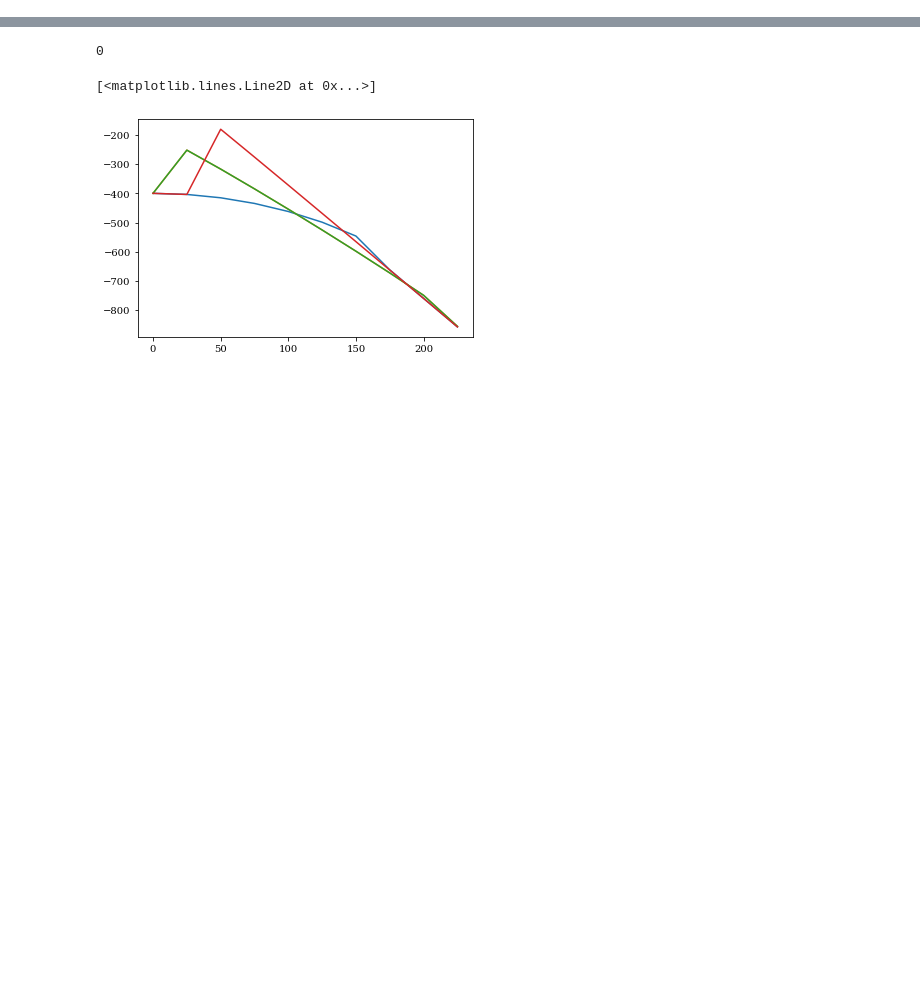
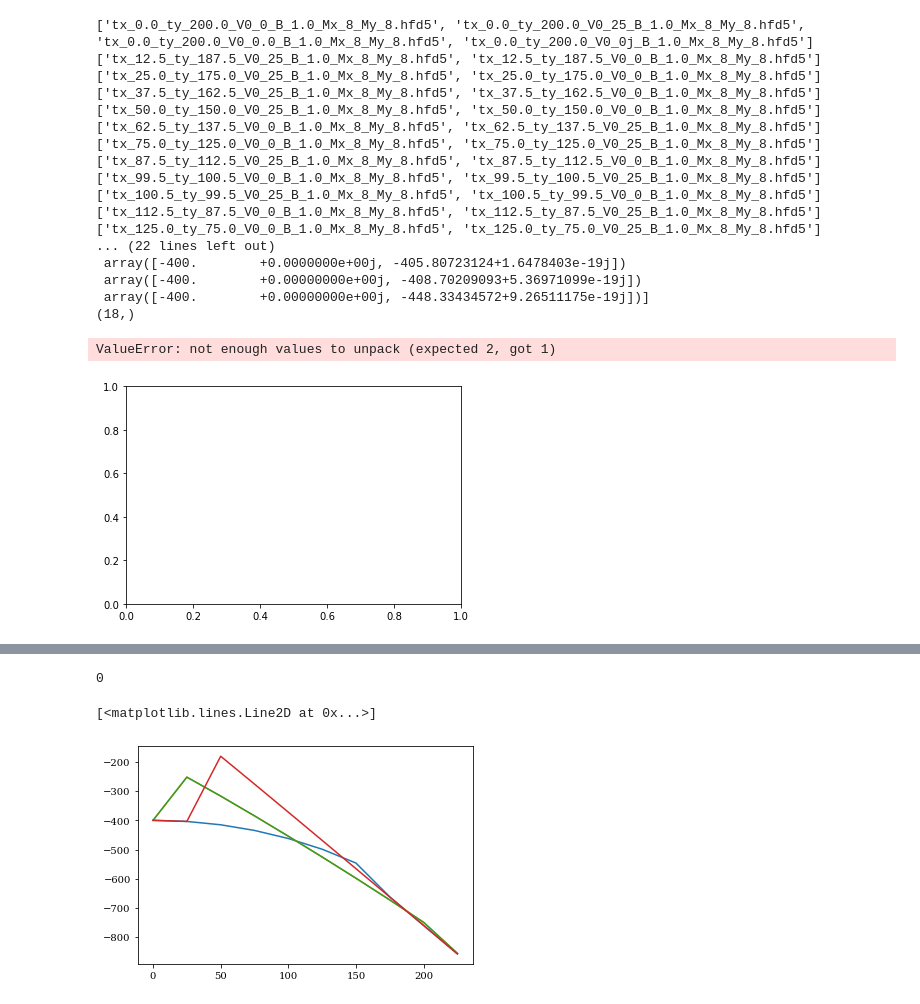
Before and after one commit to Progklui/rotor_lattice_models, a Jupyter notebook: phase_diag.ipynb, the cells around one changed output, grey strips where cells are left out. Saved outputs shown, nothing was run; the diff lists cells and outputs as text; code cells hidden in the pictures; blank space fills up the shorter version.

```diff
--- a/phase_diag.ipynb
+++ b/phase_diag.ipynb
@@ -306,3 +551,63 @@ plt.pcolormesh(E_fdv_arr.T.real)
+# %%
+tx = 0.0
+ty = 200.0
+
+Mx = 8
+My = 8
+check_size = 'Mx_'+str(Mx)+'_My_'+str(My)
+
+file_path = 'results/phase_diagram/fo/'
+
+V_0_order = []
+E_order = []
+B_order = []
+V_order = []
+Tx_order = []
+Ty_order = []
+for j in range(len(diff_tx_ty)):
+    tx, ty = get_tx_ty(sum_tx_ty, diff_tx_ty[j])
+
+    check_sym  = 'tx_'+str(tx)+'_ty_'+str(ty)
+    V_0_list, E_arr, B_arr, V_arr, Tx_arr, Ty_arr = get_psi_properties(file_path, check_size, check_sym)
+
+    V_0_order.append(V_0_list)
+    E_order.append(E_arr)
+    B_order.append(B_arr)
+    V_order.append(V_arr)
+    Tx_order.append(Tx_arr)
+    Ty_order.append(Ty_arr)
+
+    #plt.pcolormesh(E_fdv_arr.T.real)
+V_0_order = np.array([x for x in V_0_order])
+E_order = np.array([x for x in E_order])
+B_order = np.array([x for x in B_order])
+V_order = np.array([x for x in V_order])
+Tx_order = np.array([x for x in Tx_order])
+Ty_order = np.array([x for x in Ty_order])
+
+print(E_order)
+print(E_order.shape)
+#plt.pcolormesh(E_order.real)
+# %% [output]
+['tx_0.0_ty_200.0_V0_0_B_1.0_Mx_8_My_8.hfd5', 'tx_0.0_ty_200.0_V0_25_B_1.0_Mx_8_My_8.hfd5', 'tx_0.0_ty_200.0_V0_0.0_B_1.0_Mx_8_My_8.hfd5', 'tx_0.0_ty_200.0_V0_0j_B_1.0_Mx_8_My_8.hfd5']
+['tx_12.5_ty_187.5_V0_25_B_1.0_Mx_8_My_8.hfd5', 'tx_12.5_ty_187.5_V0_0_B_1.0_Mx_8_My_8.hfd5']
+['tx_25.0_ty_175.0_V0_25_B_1.0_Mx_8_My_8.hfd5', 'tx_25.0_ty_175.0_V0_0_B_1.0_Mx_8_My_8.hfd5']
+['tx_37.5_ty_162.5_V0_25_B_1.0_Mx_8_My_8.hfd5', 'tx_37.5_ty_162.5_V0_0_B_1.0_Mx_8_My_8.hfd5']
+['tx_50.0_ty_150.0_V0_25_B_1.0_Mx_8_My_8.hfd5', 'tx_50.0_ty_150.0_V0_0_B_1.0_Mx_8_My_8.hfd5']
+['tx_62.5_ty_137.5_V0_0_B_1.0_Mx_8_My_8.hfd5', 'tx_62.5_ty_137.5_V0_25_B_1.0_Mx_8_My_8.hfd5']
+['tx_75.0_ty_125.0_V0_0_B_1.0_Mx_8_My_8.hfd5', 'tx_75.0_ty_125.0_V0_25_B_1.0_Mx_8_My_8.hfd5']
+['tx_87.5_ty_112.5_V0_25_B_1.0_Mx_8_My_8.hfd5', 'tx_87.5_ty_112.5_V0_0_B_1.0_Mx_8_My_8.hfd5']
+['tx_99.5_ty_100.5_V0_0_B_1.0_Mx_8_My_8.hfd5', 'tx_99.5_ty_100.5_V0_25_B_1.0_Mx_8_My_8.hfd5']
+['tx_100.5_ty_99.5_V0_25_B_1.0_Mx_8_My_8.hfd5', 'tx_100.5_ty_99.5_V0_0_B_1.0_Mx_8_My_8.hfd5']
+['tx_112.5_ty_87.5_V0_0_B_1.0_Mx_8_My_8.hfd5', 'tx_112.5_ty_87.5_V0_25_B_1.0_Mx_8_My_8.hfd5']
+['tx_125.0_ty_75.0_V0_0_B_1.0_Mx_8_My_8.hfd5', 'tx_125.0_ty_75.0_V0_25_B_1.0_Mx_8_My_8.hfd5']
+... (22 lines left out)
+ array([-400.        +0.0000000e+00j, -405.80723124+1.6478403e-19j])
+ array([-400.        +0.00000000e+00j, -408.70209093+5.36971099e-19j])
+ array([-400.        +0.00000000e+00j, -448.33434572+9.26511175e-19j])]
+(18,)
+ValueError: not enough values to unpack (expected 2, got 1)
+[figure, added]
 # %%
 state_no = 0
 
```
Also changed, not shown: parts of 30 cells of this notebook, 1 other file.
